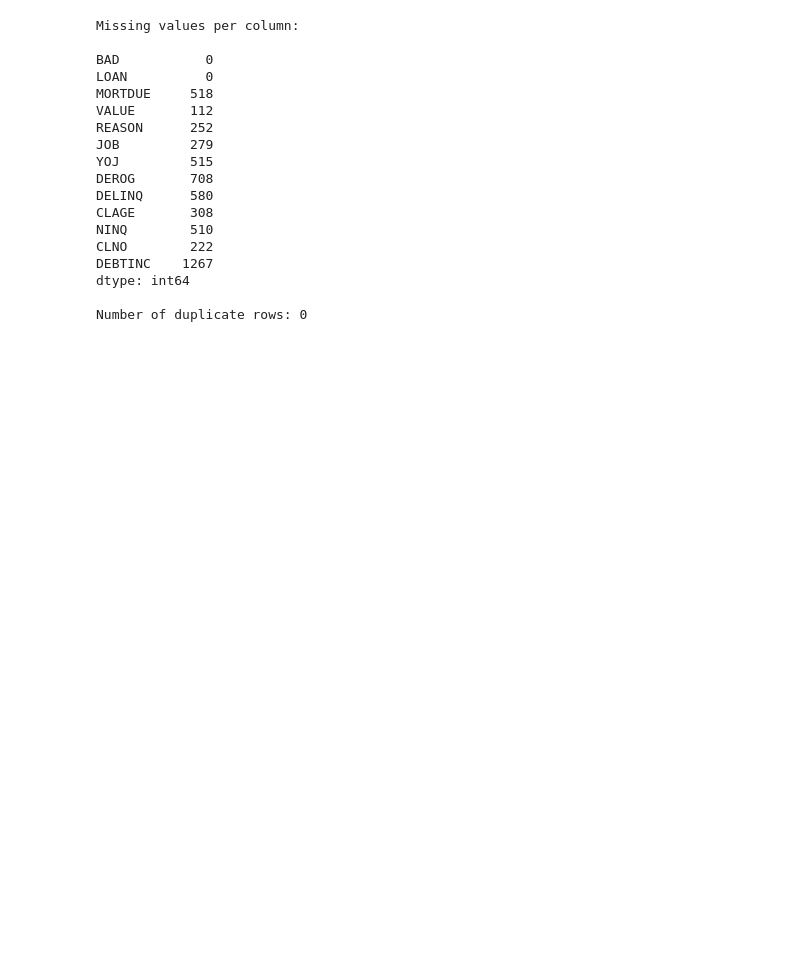
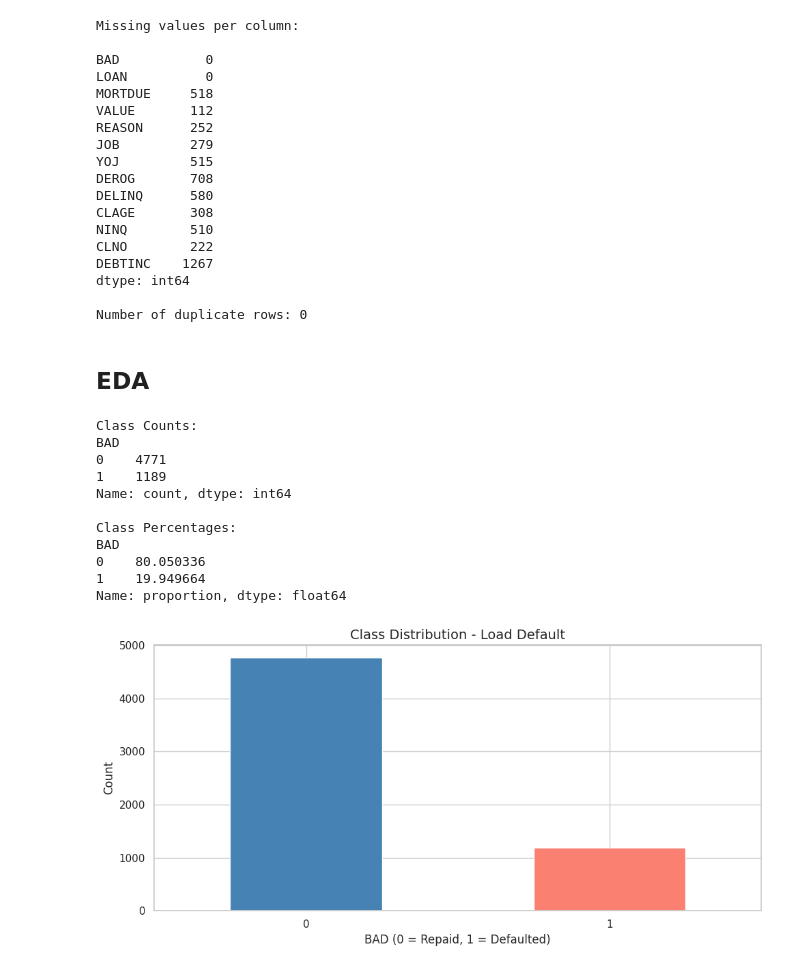
Before and after one commit to NewManRising/the-builder-forge, a Jupyter notebook: projects/home-loan-default/notebooks/home_loan.ipynb, the cells around one changed output. Drawn from its saved outputs; the diff is of its cells as text; code cells hidden in the pictures; blank space fills up the shorter version.

Commit message:
feat: add EDA — class distribution, feature distributions, correlation heatmap, categorical analysis

```diff
--- a/projects/home-loan-default/notebooks/home_loan.ipynb
+++ b/projects/home-loan-default/notebooks/home_loan.ipynb
@@ -134,3 +136,37 @@ DEBTINC    1267
 dtype: int64
 
 Number of duplicate rows: 0
+# %% [markdown]
+## EDA
+# %%
+# Bar Plot Of Class Distribution
+counts = df["BAD"].value_counts().sort_index()
+percentages = target_counts = df['BAD'].value_counts(normalize=True).sort_index() * 100
+
+
+print("Class Counts:")
+print(counts)
+print("\nClass Percentages:")
+print(percentages.round(2))
+
+counts.plot(kind='bar', color=['steelblue', 'salmon'])
+plt.title('Class Distribution - Load Default')
+plt.xlabel('BAD (0 = Repaid, 1 = Defaulted)')
+plt.ylabel('Count')
+plt.xticks(rotation=0)
+plt.tight_layout()
+plt.savefig('../outputs/figures/class_distribution.png', dpi=150, bbox_inches='tight')
+plt.show()
+# %% [output]
+Class Counts:
+BAD
+0    4771
+1    1189
+Name: count, dtype: int64
+
+Class Percentages:
+BAD
+0    80.050336
+1    19.949664
+Name: proportion, dtype: float64
+[figure, added]
```
Also changed, not shown: parts of 1 cell of this notebook, 4 other files.
